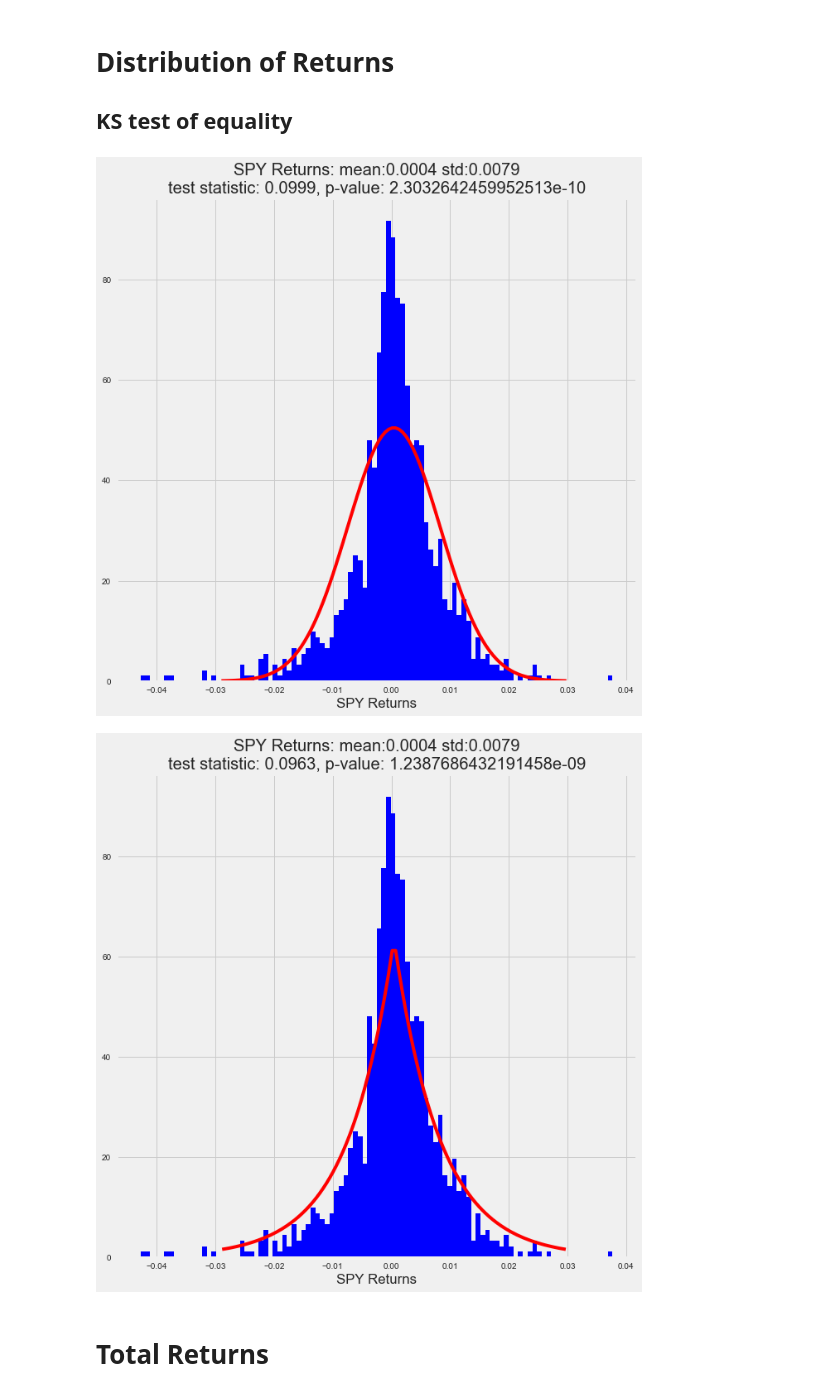
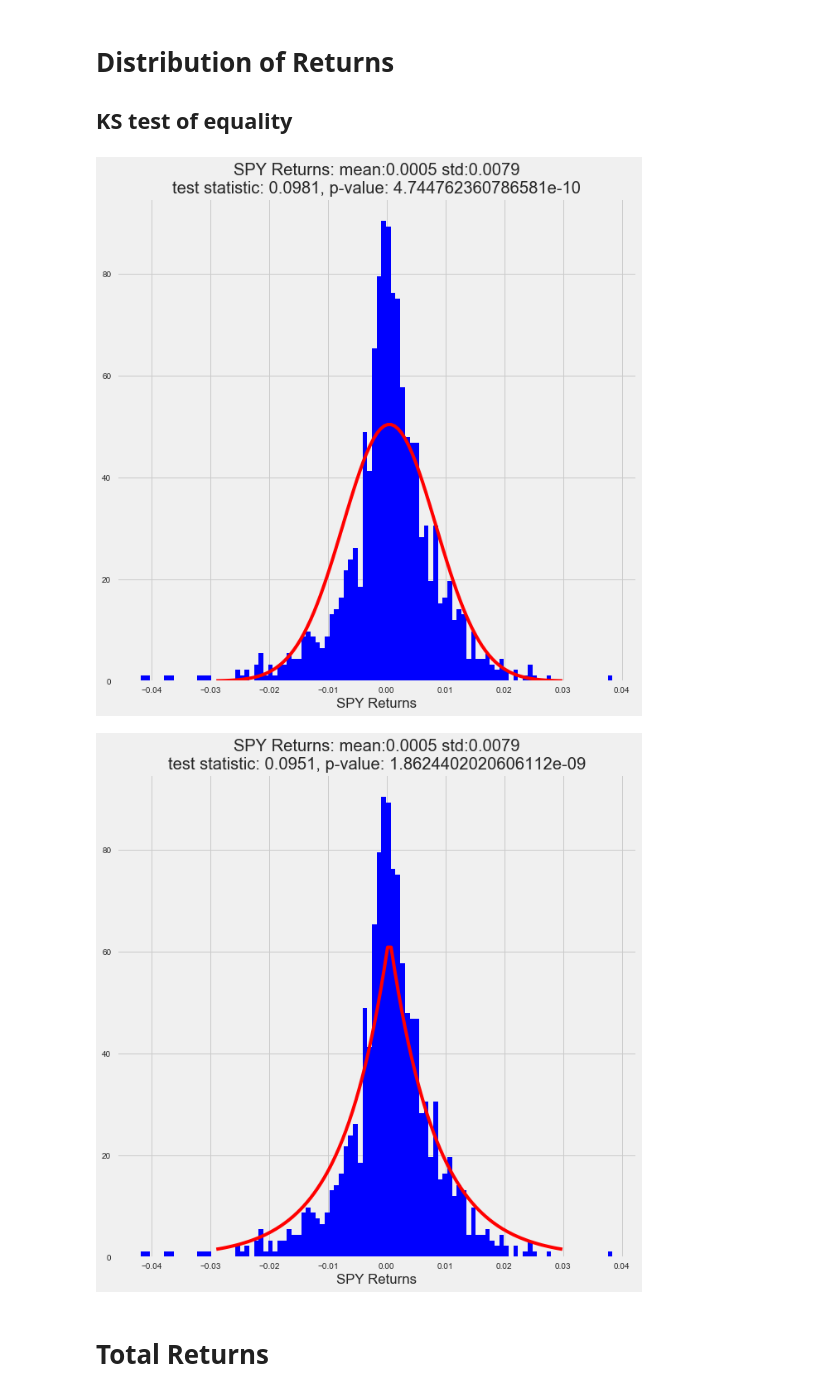
Before and after one commit to dayskipping/FAANG_takes_a_bite, a Jupyter notebook: FAANGbites.ipynb, the cells around one changed output. Saved outputs shown, nothing was run; the diff lists cells and outputs as text; code cells hidden in the pictures.

```diff
--- a/FAANGbites.ipynb
+++ b/FAANGbites.ipynb
@@ -43,16 +45,18 @@ Request successful
 
 ## KS test of equality
 # %%
-SPY_returns = beta.returns_maker(SPY_df['SPY'], 'log').rename(columns={'close':'Change'})
+SPY_returns = beta.returns_maker(SPY_df['SPY']).rename(columns={'close':'SPY'})
 # %%
 plt.style.use('fivethirtyeight')
-KS_norm_p = plots.plot_histogram_with_dist('SPY', SPY_returns['Change'], 'norm')
+KS_norm_p = plots.plot_histogram_with_dist('SPY', SPY_returns['SPY'], 'norm')
+plt.savefig('images/normal.png')
 # %% [output]
-[figure, old version]
+[figure, new version]
 # %%
-KS_laplace_p = plots.plot_histogram_with_dist('SPY', SPY_returns['Change'], 'laplace')
+KS_laplace_p = plots.plot_histogram_with_dist('SPY', SPY_returns['SPY'], 'laplace')
+plt.savefig('images/laplace.png')
 # %% [output]
-[figure, old version]
+[figure, new version]
 # %% [markdown]
 # Total Returns
 # %%
```
Also changed, not shown: parts of 18 cells of this notebook, 1 other file.
